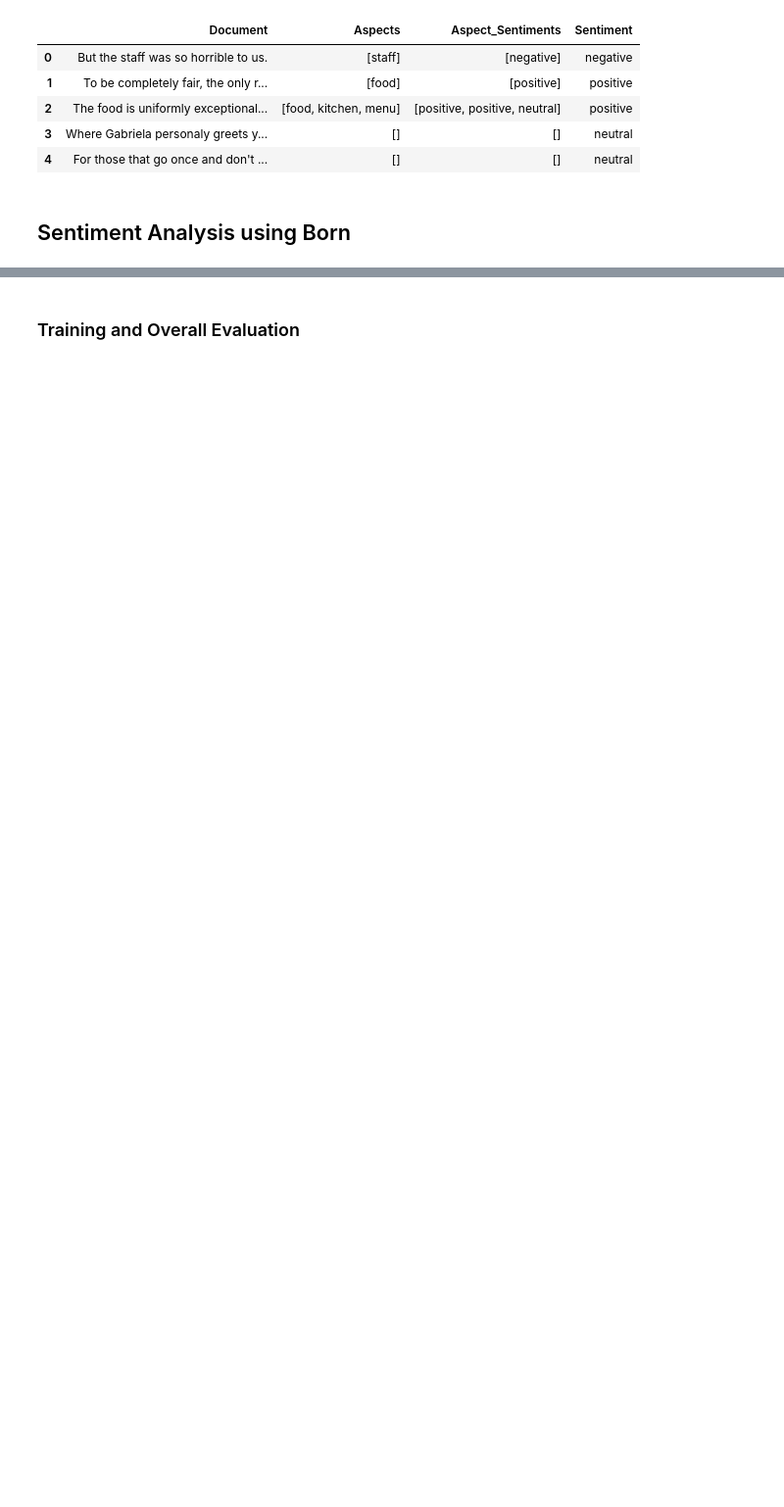
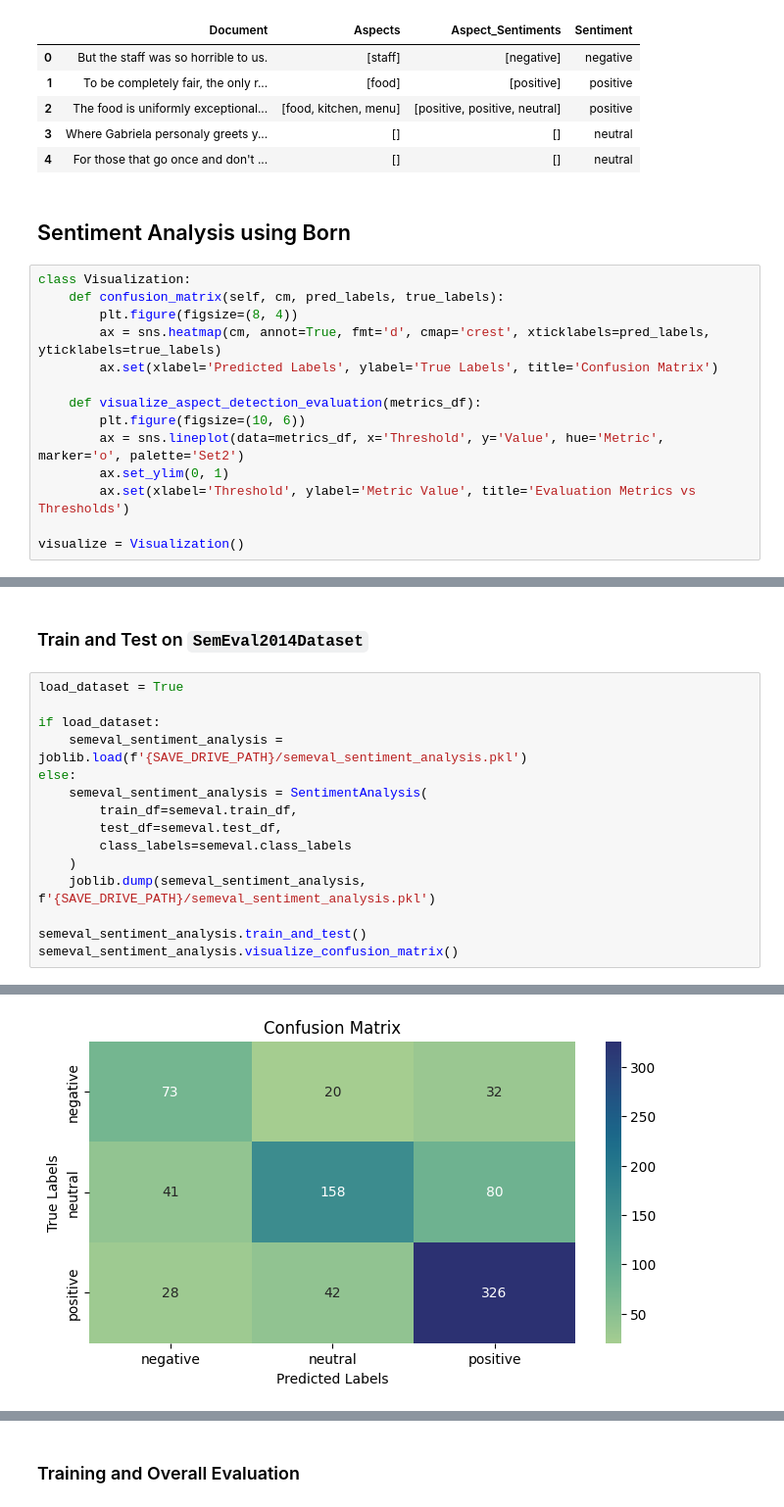
Before and after one commit to tabaraei/aspect-based-sentiment-analysis, a Jupyter notebook: ABSA.ipynb, the cells around one changed output, grey strips where cells are left out. Shown: that part at 98% size. Saved outputs shown, nothing was run; the diff lists cells and outputs as text; blank space fills up the shorter version.

```diff
--- a/ABSA.ipynb
+++ b/ABSA.ipynb
@@ -194,3 +149,17 @@ Test Features shape: (800, 4592)
 | 4 | For those that go once and don't ... | [] | [] | neutral |
 # %% [markdown]
 ## Sentiment Analysis using Born
+# %%
+class Visualization:
+    def confusion_matrix(self, cm, pred_labels, true_labels):
+        plt.figure(figsize=(8, 4))
+        ax = sns.heatmap(cm, annot=True, fmt='d', cmap='crest', xticklabels=pred_labels, yticklabels=true_labels)
+        ax.set(xlabel='Predicted Labels', ylabel='True Labels', title='Confusion Matrix')
+
+    def visualize_aspect_detection_evaluation(metrics_df):
+        plt.figure(figsize=(10, 6))
+        ax = sns.lineplot(data=metrics_df, x='Threshold', y='Value', hue='Metric', marker='o', palette='Set2')
+        ax.set_ylim(0, 1)
+        ax.set(xlabel='Threshold', ylabel='Metric Value', title='Evaluation Metrics vs Thresholds')
+
+visualize = Visualization()
@@ -196,0 +219,18 @@ Test Features shape: (800, 4592)
+# %% [markdown]
+### Train and Test on `SemEval2014Dataset`
+# %%
+load_dataset = True
+
+if load_dataset:
+    semeval_sentiment_analysis = joblib.load(f'{SAVE_DRIVE_PATH}/semeval_sentiment_analysis.pkl')
+else:
+    semeval_sentiment_analysis = SentimentAnalysis(
+        train_df=semeval.train_df,
+        test_df=semeval.test_df,
+        class_labels=semeval.class_labels
+    )
+    joblib.dump(semeval_sentiment_analysis, f'{SAVE_DRIVE_PATH}/semeval_sentiment_analysis.pkl')
+
+semeval_sentiment_analysis.train_and_test()
+semeval_sentiment_analysis.visualize_confusion_matrix()
+# %% [output]
@@ -196,0 +246 @@ Test Features shape: (800, 4592)
+[figure, added]
```
Also changed, not shown: parts of 16 cells of this notebook.
